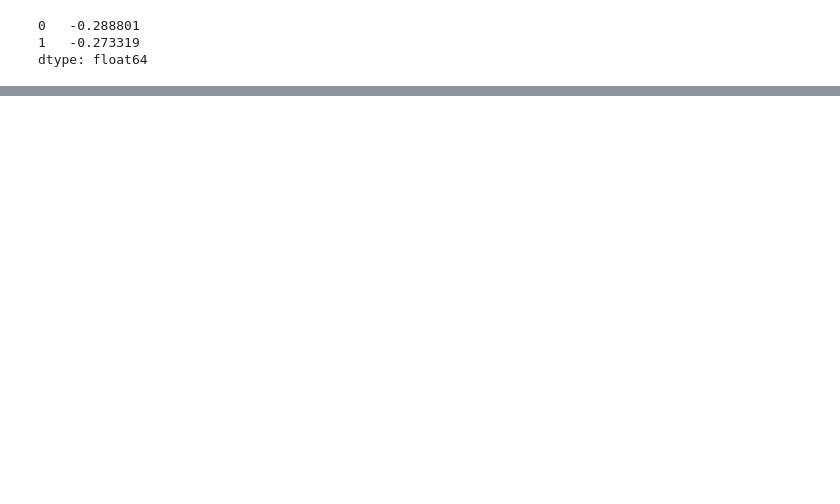
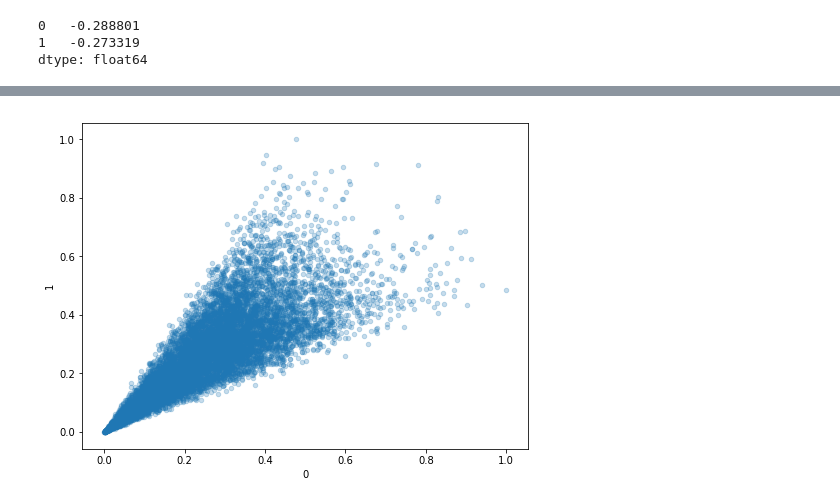
Before and after one commit to renansantosmendes/PhD_Python_2019, a Jupyter notebook: Cluster_Analysis_PhD.ipynb, the cells around one changed output, grey strips where cells are left out. Drawn from its saved outputs; the diff is of its cells as text; code cells hidden in the pictures; blank space fills up the shorter version.

```diff
--- a/Cluster_Analysis_PhD.ipynb
+++ b/Cluster_Analysis_PhD.ipynb
@@ -54,0 +85,3 @@ obj.corr(method='kendall')
+# %%
+X = pd.DataFrame(data=MinMaxScaler().fit_transform(obj))
+X.head()
@@ -54,0 +104,5 @@ obj.corr(method='kendall')
+# %%
+X.plot(x=0, y=1, kind='scatter',figsize=(8,6),alpha=0.25)
+plt.show()
+# %% [output]
+[figure, added]
```
Also changed, not shown: parts of 20 cells of this notebook.
